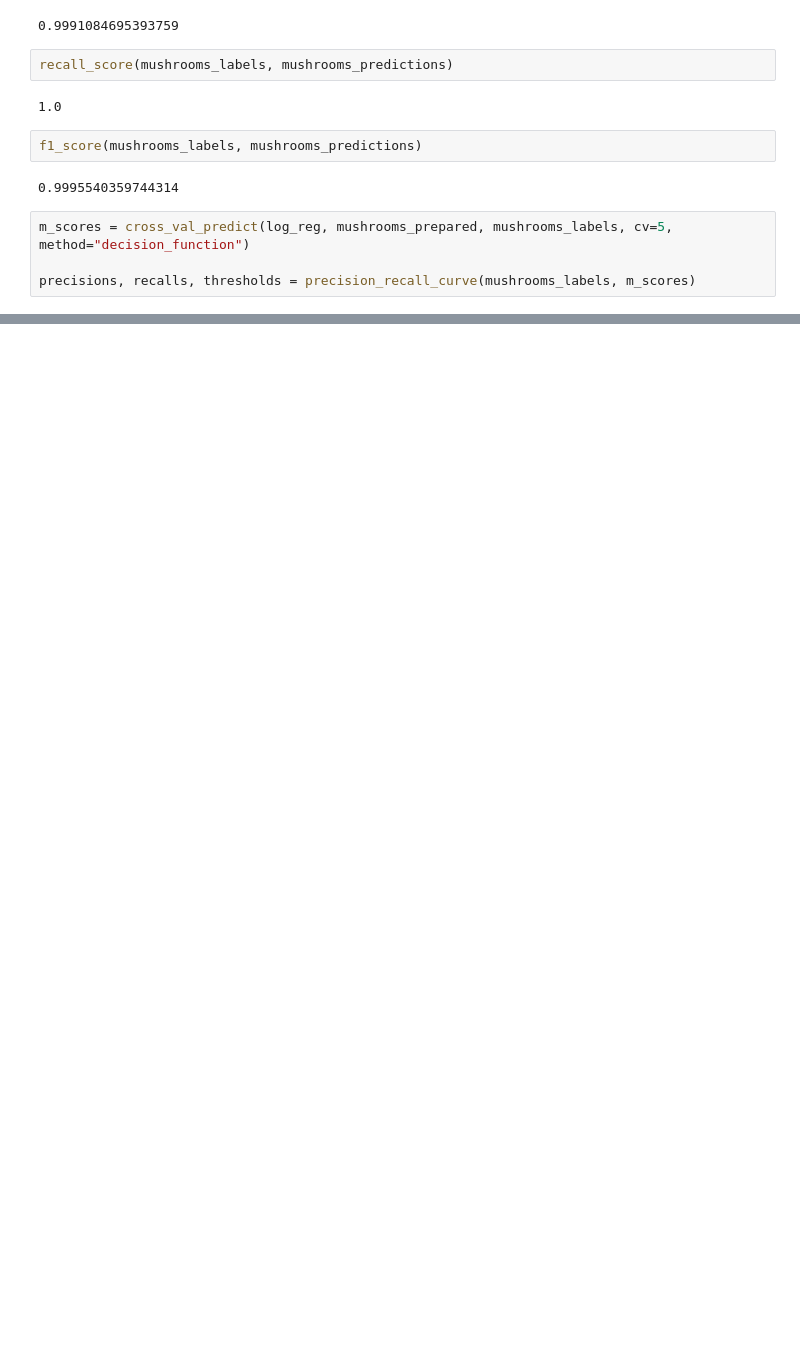
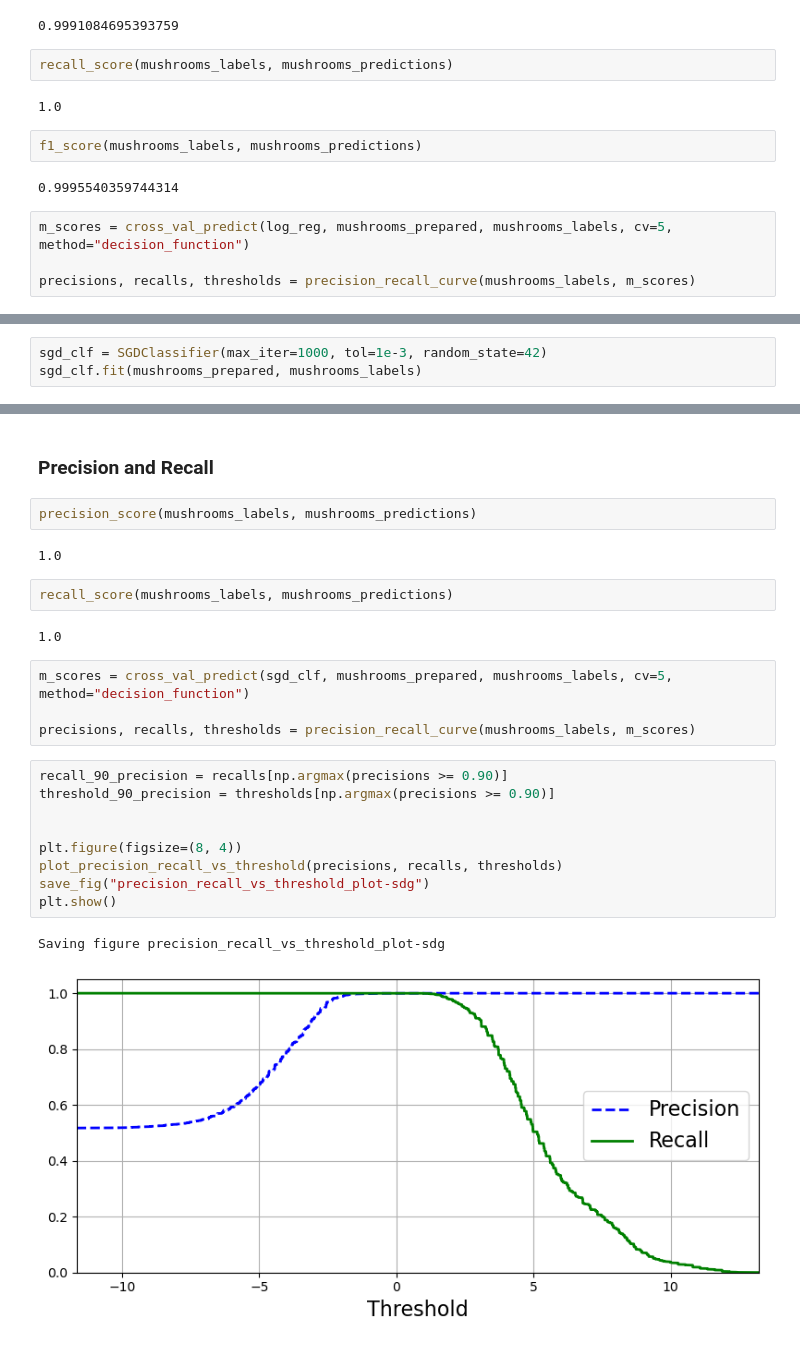
Before and after one commit to asya-b/mushroom_classification, a Jupyter notebook: can_i_eat_that_mushroom.ipynb, the cells around one changed output, grey strips where cells are left out. Drawn from its saved outputs; the diff is of its cells as text; blank space fills up the shorter version.

```diff
--- a/can_i_eat_that_mushroom.ipynb
+++ b/can_i_eat_that_mushroom.ipynb
@@ -522,0 +523,3 @@ True
+# %%
+sgd_clf = SGDClassifier(max_iter=1000, tol=1e-3, random_state=42)
+sgd_clf.fit(mushrooms_prepared, mushrooms_labels)
@@ -522,0 +545,26 @@ True
+# %% [markdown]
+### Precision and Recall
+# %%
+precision_score(mushrooms_labels, mushrooms_predictions)
+# %% [output]
+1.0
+# %%
+recall_score(mushrooms_labels, mushrooms_predictions)
+# %% [output]
+1.0
+# %%
+m_scores = cross_val_predict(sgd_clf, mushrooms_prepared, mushrooms_labels, cv=5, method="decision_function")
+
+precisions, recalls, thresholds = precision_recall_curve(mushrooms_labels, m_scores)
+# %%
+recall_90_precision = recalls[np.argmax(precisions >= 0.90)]
+threshold_90_precision = thresholds[np.argmax(precisions >= 0.90)]
+
+
+plt.figure(figsize=(8, 4))
+plot_precision_recall_vs_threshold(precisions, recalls, thresholds)
+save_fig("precision_recall_vs_threshold_plot-sdg")
+plt.show()
+# %% [output]
+Saving figure precision_recall_vs_threshold_plot-sdg
+[figure, added]
```
Also changed, not shown: parts of 11 cells of this notebook, 6 other files.
